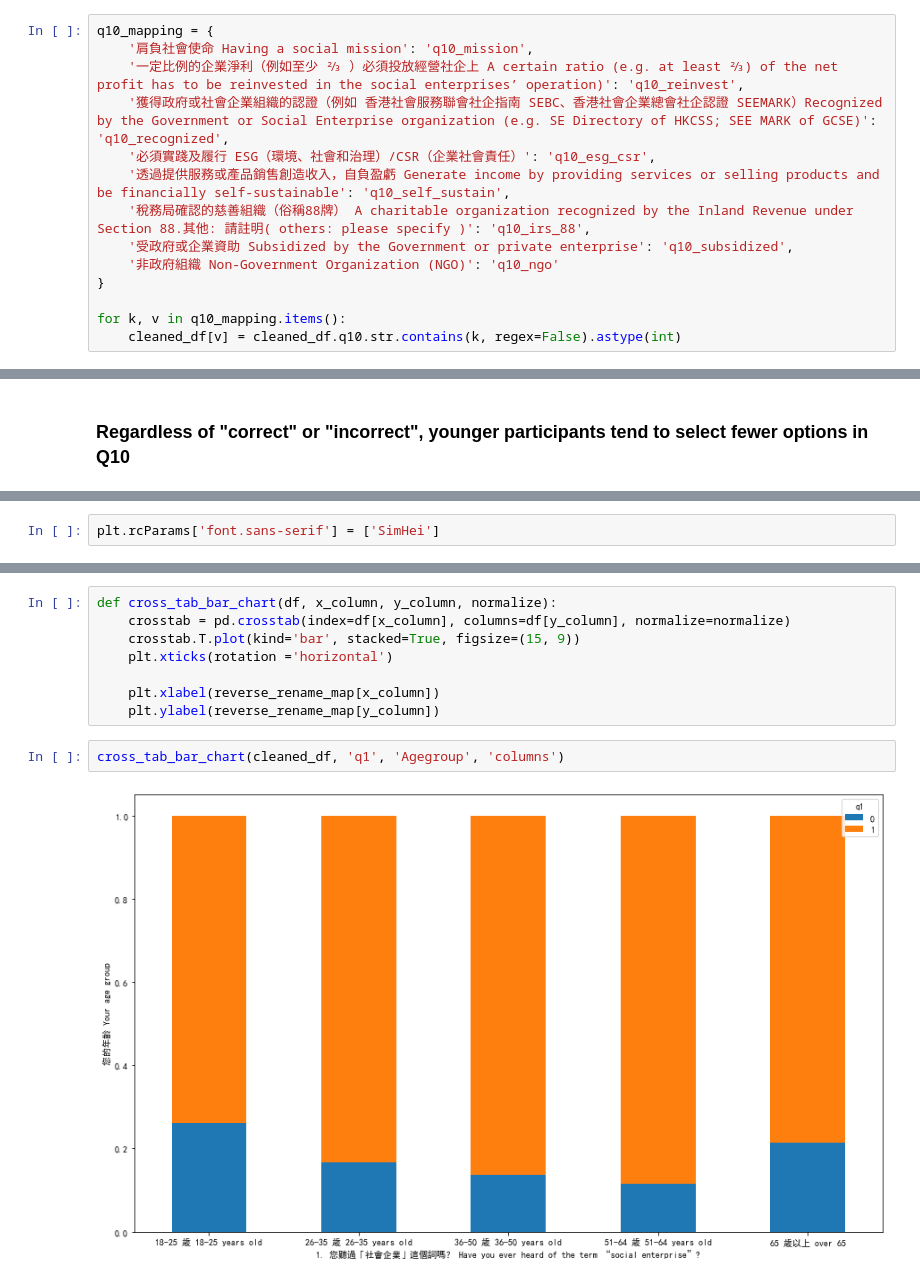
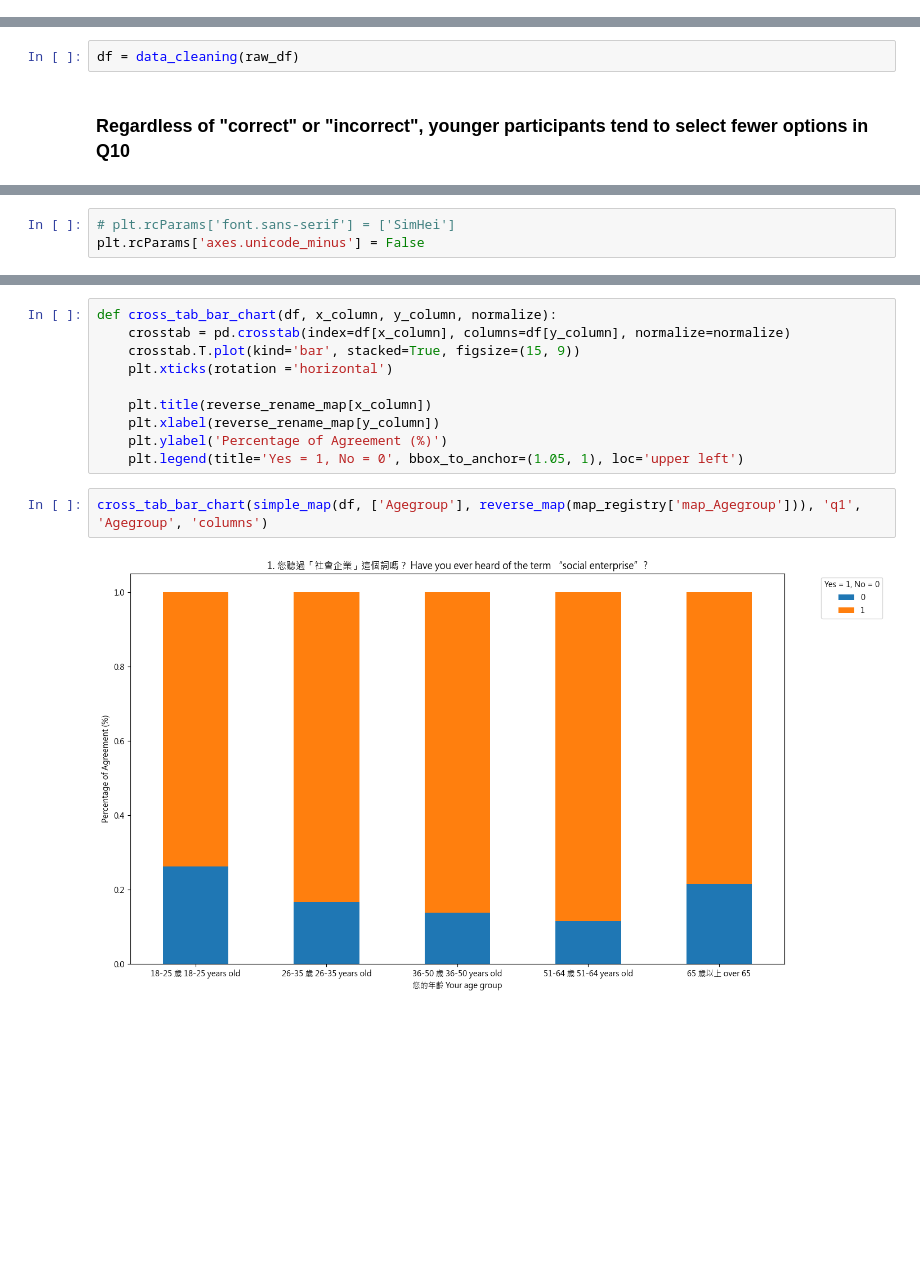
Before and after one commit to buthontingtimothy/gcse_001, a Jupyter notebook: data-analysis.ipynb, the cells around one changed output, grey strips where cells are left out. Drawn from its saved outputs; the diff is of its cells as text; blank space fills up the shorter version.

Commit message:
Add heatmap and respondents distribution
Add mapping dictionaries
Revise some code
Add heatmap and respondents distribution

```diff
--- a/data-analysis.ipynb
+++ b/data-analysis.ipynb
@@ -137,14 +98,0 @@ Name: q10, dtype: int64
-# %%
-q10_mapping = {
-    '肩負社會使命 Having a social mission': 'q10_mission',
-    '一定比例的企業淨利（例如至少 ⅔ ）必須投放經營社企上 A certain ratio (e.g. at least ⅔) of the net profit has to be reinvested in the social enterprises’ operation)': 'q10_reinvest',
-    '獲得政府或社會企業組織的認證（例如 香港社會服務聯會社企指南 SEBC、香港社會企業總會社企認證 SEEMARK）Recognized by the Government or Social Enterprise organization (e.g. SE Directory of HKCSS; SEE MARK of GCSE)': 'q10_recognized',
-    '必須實踐及履行 ESG（環境、社會和治理）/CSR（企業社會責任）': 'q10_esg_csr',
-    '透過提供服務或產品銷售創造收入，自負盈虧 Generate income by providing services or selling products and  be financially self-sustainable': 'q10_self_sustain',
-    '稅務局確認的慈善組織（俗稱88牌） A charitable organization recognized by the Inland Revenue under Section 88.其他: 請註明( others: please specify )': 'q10_irs_88',
-    '受政府或企業資助 Subsidized by the Government or private enterprise': 'q10_subsidized',
-    '非政府組織 Non-Government Organization (NGO)': 'q10_ngo'
-}
-
-for k, v in q10_mapping.items():
-    cleaned_df[v] = cleaned_df.q10.str.contains(k, regex=False).astype(int)
@@ -151,3 +288,5 @@ for k, v in q10_mapping.items():
+# %%
+df = data_cleaning(raw_df)
 # %% [markdown]
 ### Regardless of "correct" or "incorrect", younger participants tend to select fewer options in Q10
 # %%
@@ -171,4 +311,5 @@ display(cleaned_df[[i for i in cleaned_df.columns if 'q10_' in i]+['Agegroup']].
 | 51-64 歳 51-64 years old | 102 | 86 | 82 | 73 | 69 | 68 | 63 | ... |
 | 65 歳以上 over 65 | 10 | 8 | 9 | 9 | 9 | 6 | 7 | ... |
 # %%
-plt.rcParams['font.sans-serif'] = ['SimHei']
+# plt.rcParams['font.sans-serif'] = ['SimHei']
+plt.rcParams['axes.unicode_minus'] = False
@@ -209,10 +345,12 @@ def cross_tab_bar_chart(df, x_column, y_column, normalize):
     crosstab.T.plot(kind='bar', stacked=True, figsize=(15, 9))
     plt.xticks(rotation ='horizontal')
 
-    plt.xlabel(reverse_rename_map[x_column])
-    plt.ylabel(reverse_rename_map[y_column])
+    plt.title(reverse_rename_map[x_column])
+    plt.xlabel(reverse_rename_map[y_column])
+    plt.ylabel('Percentage of Agreement (%)')
+    plt.legend(title='Yes = 1, No = 0', bbox_to_anchor=(1.05, 1), loc='upper left')
 # %%
-cross_tab_bar_chart(cleaned_df, 'q1', 'Agegroup', 'columns')
+cross_tab_bar_chart(simple_map(df, ['Agegroup'], reverse_map(map_registry['map_Agegroup'])), 'q1', 'Agegroup', 'columns')
 # %% [output]
-[figure, old version]
+[figure, new version]
 # %%
```
Also changed, not shown: parts of 21 cells of this notebook, 1 other file.
